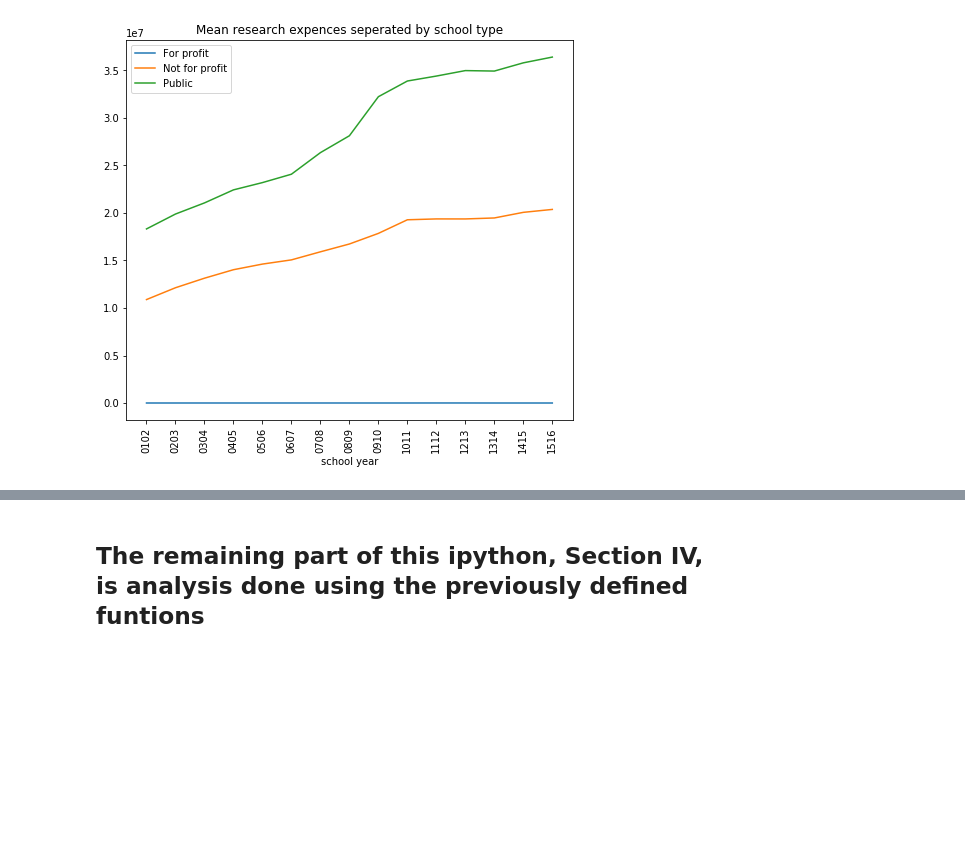
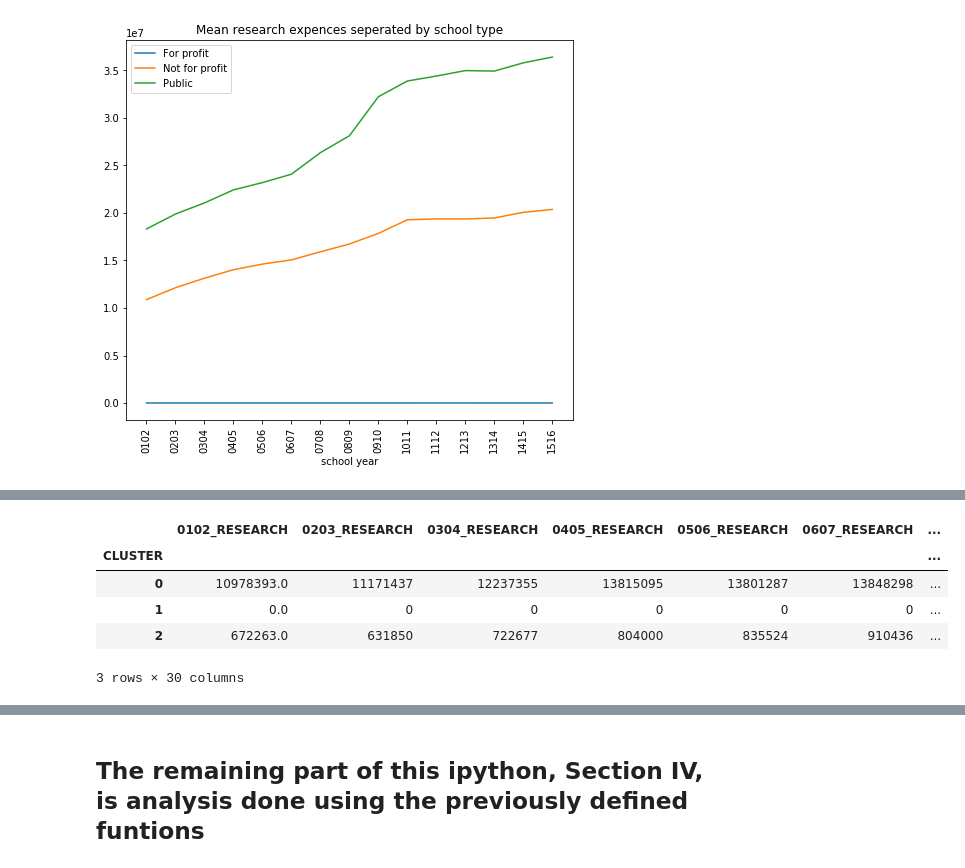
Before and after one commit to cyu1221/CS506, a Jupyter notebook: clustering/clustering.ipynb, the cells around one changed output, grey strips where cells are left out. Cells and saved outputs as stored; diff of their text form; code cells hidden in the pictures; blank space fills up the shorter version.

```diff
--- a/clustering/clustering.ipynb
+++ b/clustering/clustering.ipynb
@@ -372 +368,10 @@ results_clusters
 3 rows × 64 columns
+# %%
+results_clusters_original_data
+# %% [output]
+|  | 0102_RESEARCH | 0203_RESEARCH | 0304_RESEARCH | 0405_RESEARCH | 0506_RESEARCH | 0607_RESEARCH | ... |
+| CLUSTER |  |  |  |  |  |  | ... |
+| 0 | 10978393.0 | 11171437 | 12237355 | 13815095 | 13801287 | 13848298 | ... |
+| 1 | 0.0 | 0 | 0 | 0 | 0 | 0 | ... |
+| 2 | 672263.0 | 631850 | 722677 | 804000 | 835524 | 910436 | ... |
+3 rows × 30 columns
```
Also changed, not shown: parts of 5 cells of this notebook.
